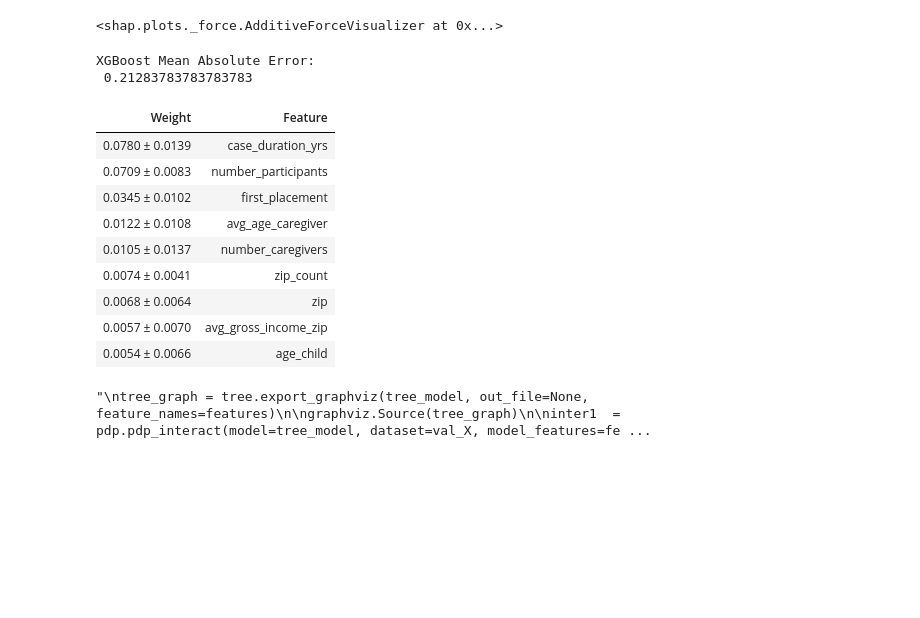
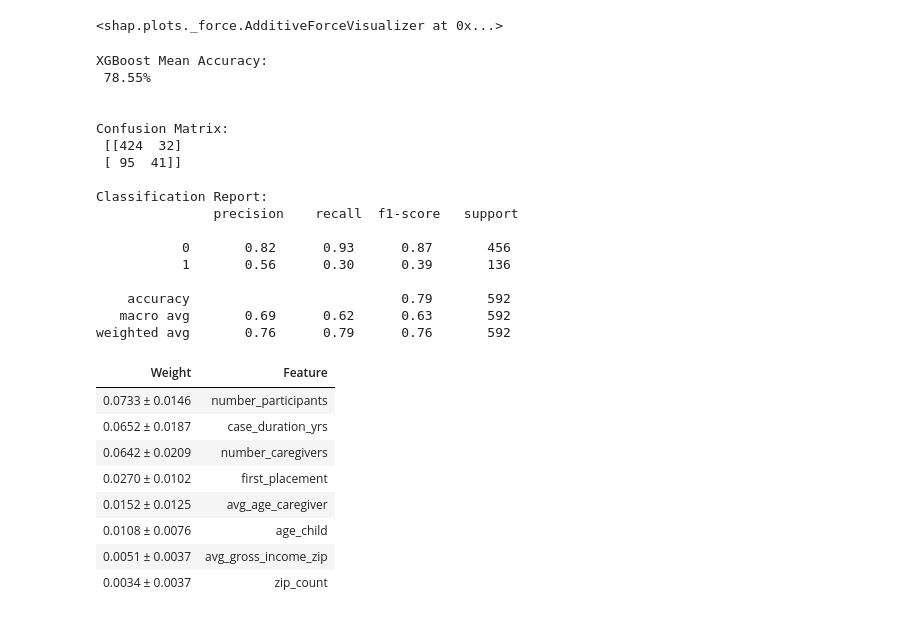
Before and after one commit to mathemacode/PSF_ERAU, a Jupyter notebook: Python/ml_modeling.ipynb, the cells around one changed output. Cells and saved outputs as stored; diff of their text form; code cells hidden in the pictures; blank space fills up the shorter version.

```diff
--- a/Python/ml_modeling.ipynb
+++ b/Python/ml_modeling.ipynb
@@ -51,21 +46,21 @@ details_nocount = details.iloc[1:]
 # details
 # %%
 # Use these rows for prediction:
-features = ['zip', 'zip_count', 'number_participants',
+features = ['zip_count', 'number_participants',
             'case_duration_yrs', 'number_caregivers',
             'age_child', 'avg_age_caregiver',
             'avg_gross_income_zip', 'first_placement']
 X = df[features]
 
 # What to predict:
-# this column is only 0's and 1's: 0 is low risk of multiple removals, 1 is high risk
+# this column is only 0's and 1's: 0 means no additional removals past initial removal, 1 means multiple removals
 y = df.multiple_removals
 
 # Train/test split
 train_X, val_X, train_y, val_y = train_test_split(X, y, random_state = 0)
 # %%
 # Random Forest
-rf_model = RandomForestClassifier(random_state=1, max_depth=8, n_estimators=100)
+rf_model = RandomForestClassifier(random_state=1, max_depth=16, n_estimators=250)
 rf_model.fit(train_X, train_y)
 
 rf_predictions = rf_model.predict(val_X)
@@ -136,44 +131,47 @@ shap.force_plot(explainer.expected_value[1], shap_values[1], data_for_prediction
 # %%
 # XGBoost
 xg_model = xgb.XGBClassifier(n_estimators=500, learning_rate=0.05)
 xg_model.fit(train_X, train_y,
              early_stopping_rounds=5,
              eval_set=[(val_X, val_y)],
              verbose=False)
 
 xg_predictions = xg_model.predict(val_X)
-print("\nXGBoost Mean Absolute Error: \n",
-      str(mean_absolute_error(xg_predictions, val_y)))
+print("\nXGBoost Mean Accuracy:\n {:.2f}% \n".format((
+      metrics.accuracy_score(val_y, xg_predictions, sample_weight=None)*100)))
+
+mat = metrics.confusion_matrix(val_y, xg_predictions)
+print("\nConfusion Matrix:\n", mat)
+
+class_report = metrics.classification_report(val_y, xg_predictions)
+print("\nClassification Report:\n",class_report)
 
 perm = PermutationImportance(xg_model, random_state=1).fit(val_X, val_y)
 eli5.show_weights(perm, feature_names = val_X.columns.tolist())
 # %% [output]
-XGBoost Mean Absolute Error:
- 0.21283783783783783
+XGBoost Mean Accuracy:
+ 78.55%
+
+
+Confusion Matrix:
+ [[424  32]
+ [ 95  41]]
+
+Classification Report:
+               precision    recall  f1-score   support
+
+           0       0.82      0.93      0.87       456
+           1       0.56      0.30      0.39       136
+
+    accuracy                           0.79       592
+   macro avg       0.69      0.62      0.63       592
+weighted avg       0.76      0.79      0.76       592
 | Weight | Feature |
-| 0.0780 ± 0.0139 | case_duration_yrs |
-| 0.0709 ± 0.0083 | number_participants |
-| 0.0345 ± 0.0102 | first_placement |
-| 0.0122 ± 0.0108 | avg_age_caregiver |
-| 0.0105 ± 0.0137 | number_caregivers |
-| 0.0074 ± 0.0041 | zip_count |
-| 0.0068 ± 0.0064 | zip |
-| 0.0057 ± 0.0070 | avg_gross_income_zip |
-| 0.0054 ± 0.0066 | age_child |
+| 0.0733 ± 0.0146 | number_participants |
+| 0.0652 ± 0.0187 | case_duration_yrs |
+| 0.0642 ± 0.0209 | number_caregivers |
+| 0.0270 ± 0.0102 | first_placement |
+| 0.0152 ± 0.0125 | avg_age_caregiver |
+| 0.0108 ± 0.0076 | age_child |
+| 0.0051 ± 0.0037 | avg_gross_income_zip |
+| 0.0034 ± 0.0037 | zip_count |
-# %%
-# TREE MODEL
-tree_model = DecisionTreeClassifier(random_state=0, max_depth=6, min_samples_split=5).fit(train_X, train_y)
-
-'''
-tree_graph = tree.export_graphviz(tree_model, out_file=None, feature_names=features)
-
-graphviz.Source(tree_graph)
-
-inter1  =  pdp.pdp_interact(model=tree_model, dataset=val_X, model_features=features, features=features)
-
-pdp.pdp_interact_plot(pdp_interact_out=inter1, feature_names=features, plot_type='contour')
-plt.show()
-
-'''
-# %% [output]
-"\ntree_graph = tree.export_graphviz(tree_model, out_file=None, feature_names=features)\n\ngraphviz.Source(tree_graph)\n\ninter1  =  pdp.pdp_interact(model=tree_model, dataset=val_X, model_features=fe ...
```
Also changed, not shown: parts of 3 cells of this notebook.
